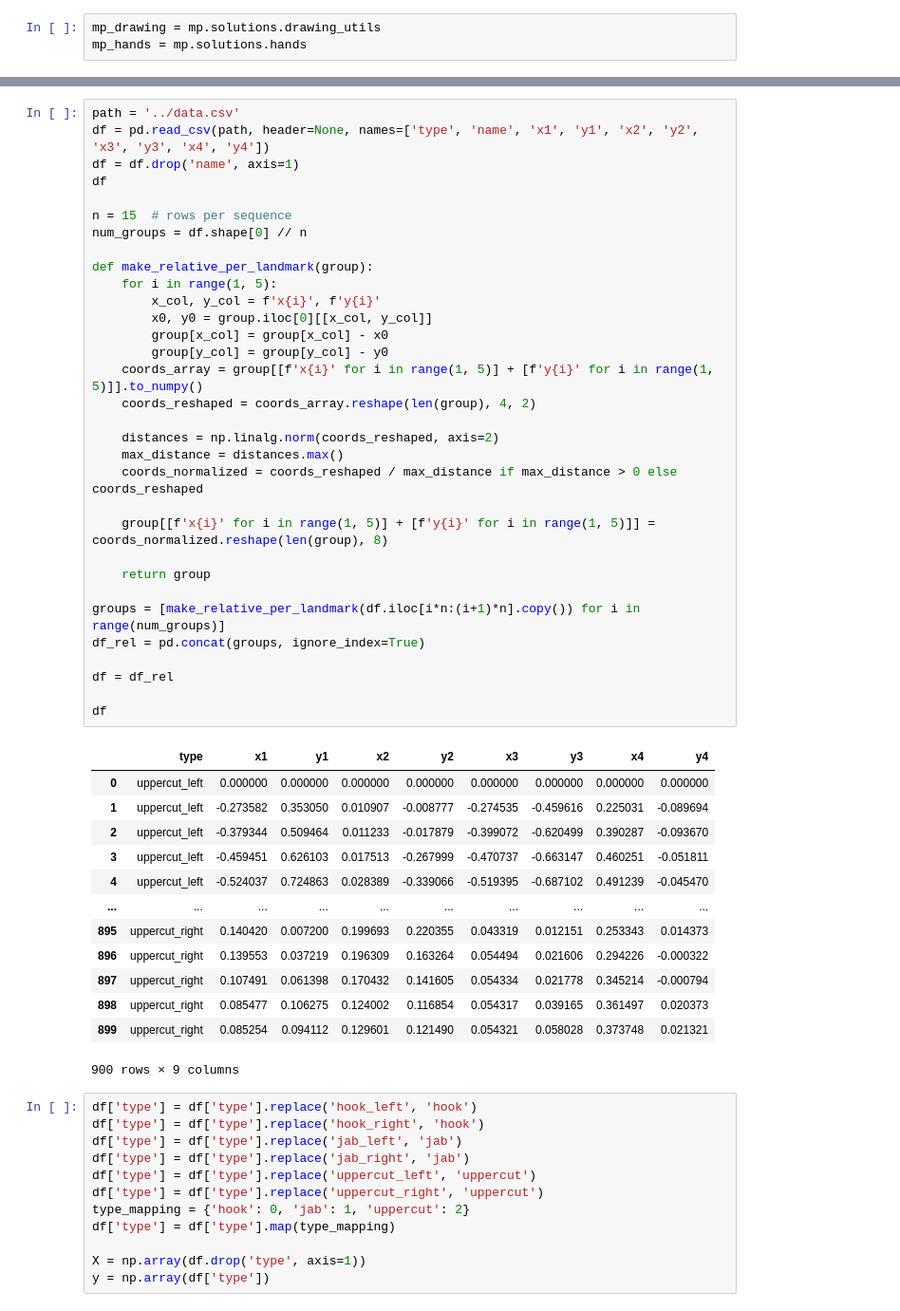
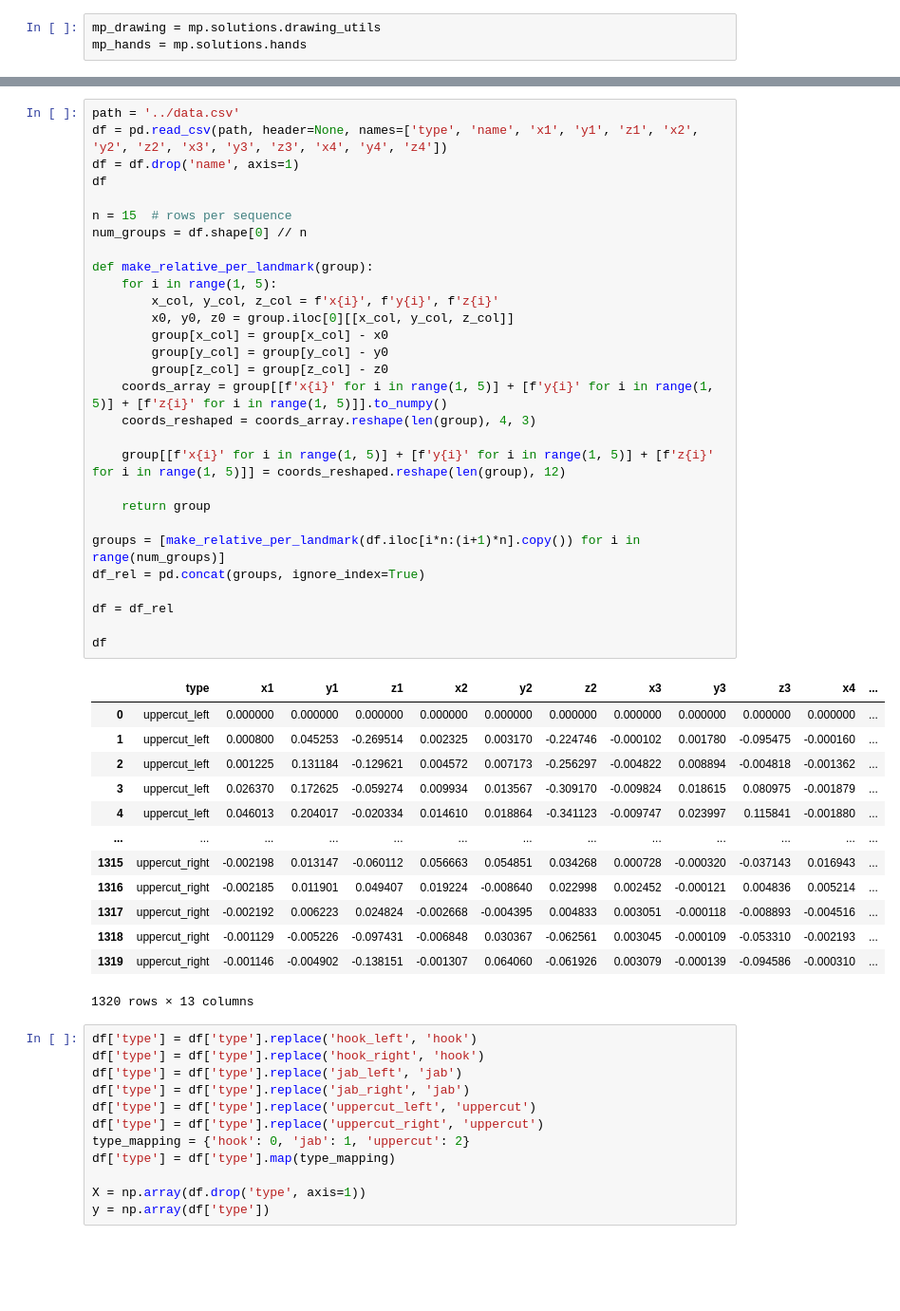
Before and after one commit to nimaip/Perfect-Punch, a Jupyter notebook: models/linear-classifier.ipynb, the cells around one changed output, grey strips where cells are left out. Shown at 95% size. Saved outputs shown, nothing was run; the diff lists cells and outputs as text; blank space fills up the shorter version.

```diff
--- a/models/linear-classifier.ipynb
+++ b/models/linear-classifier.ipynb
@@ -49,50 +52,47 @@ class Model(nn.Module):
         return x
 # %%
 path = '../data.csv'
-df = pd.read_csv(path, header=None, names=['type', 'name', 'x1', 'y1', 'x2', 'y2', 'x3', 'y3', 'x4', 'y4'])
+df = pd.read_csv(path, header=None, names=['type', 'name', 'x1', 'y1', 'z1', 'x2', 'y2', 'z2', 'x3', 'y3', 'z3', 'x4', 'y4', 'z4'])
 df = df.drop('name', axis=1)
 df
 
 n = 15  # rows per sequence
 num_groups = df.shape[0] // n
 
 def make_relative_per_landmark(group):
     for i in range(1, 5):
-        x_col, y_col = f'x{i}', f'y{i}'
-        x0, y0 = group.iloc[0][[x_col, y_col]]
+        x_col, y_col, z_col = f'x{i}', f'y{i}', f'z{i}'
+        x0, y0, z0 = group.iloc[0][[x_col, y_col, z_col]]
         group[x_col] = group[x_col] - x0
         group[y_col] = group[y_col] - y0
-    coords_array = group[[f'x{i}' for i in range(1, 5)] + [f'y{i}' for i in range(1, 5)]].to_numpy()
-    coords_reshaped = coords_array.reshape(len(group), 4, 2)
+        group[z_col] = group[z_col] - z0
+    coords_array = group[[f'x{i}' for i in range(1, 5)] + [f'y{i}' for i in range(1, 5)] + [f'z{i}' for i in range(1, 5)]].to_numpy()
+    coords_reshaped = coords_array.reshape(len(group), 4, 3)
 
-    distances = np.linalg.norm(coords_reshaped, axis=2)
-    max_distance = distances.max()
-    coords_normalized = coords_reshaped / max_distance if max_distance > 0 else coords_reshaped
-
-    group[[f'x{i}' for i in range(1, 5)] + [f'y{i}' for i in range(1, 5)]] = coords_normalized.reshape(len(group), 8)
+    group[[f'x{i}' for i in range(1, 5)] + [f'y{i}' for i in range(1, 5)] + [f'z{i}' for i in range(1, 5)]] = coords_reshaped.reshape(len(group), 12)
 
     return group
 
 groups = [make_relative_per_landmark(df.iloc[i*n:(i+1)*n].copy()) for i in range(num_groups)]
 df_rel = pd.concat(groups, ignore_index=True)
 
 df = df_rel
 
 df
 # %% [output]
-|  | type | x1 | y1 | x2 | y2 | x3 | y3 | x4 | y4 |
-| 0 | uppercut_left | 0.000000 | 0.000000 | 0.000000 | 0.000000 | 0.000000 | 0.000000 | 0.000000 | 0.000000 |
-| 1 | uppercut_left | -0.273582 | 0.353050 | 0.010907 | -0.008777 | -0.274535 | -0.459616 | 0.225031 | -0.089694 |
-| 2 | uppercut_left | -0.379344 | 0.509464 | 0.011233 | -0.017879 | -0.399072 | -0.620499 | 0.390287 | -0.093670 |
-| 3 | uppercut_left | -0.459451 | 0.626103 | 0.017513 | -0.267999 | -0.470737 | -0.663147 | 0.460251 | -0.051811 |
-| 4 | uppercut_left | -0.524037 | 0.724863 | 0.028389 | -0.339066 | -0.519395 | -0.687102 | 0.491239 | -0.045470 |
-| ... | ... | ... | ... | ... | ... | ... | ... | ... | ... |
-| 895 | uppercut_right | 0.140420 | 0.007200 | 0.199693 | 0.220355 | 0.043319 | 0.012151 | 0.253343 | 0.014373 |
-| 896 | uppercut_right | 0.139553 | 0.037219 | 0.196309 | 0.163264 | 0.054494 | 0.021606 | 0.294226 | -0.000322 |
-| 897 | uppercut_right | 0.107491 | 0.061398 | 0.170432 | 0.141605 | 0.054334 | 0.021778 | 0.345214 | -0.000794 |
-| 898 | uppercut_right | 0.085477 | 0.106275 | 0.124002 | 0.116854 | 0.054317 | 0.039165 | 0.361497 | 0.020373 |
-| 899 | uppercut_right | 0.085254 | 0.094112 | 0.129601 | 0.121490 | 0.054321 | 0.058028 | 0.373748 | 0.021321 |
+|  | type | x1 | y1 | z1 | x2 | y2 | z2 | x3 | y3 | z3 | x4 | ... |
+| 0 | uppercut_left | 0.000000 | 0.000000 | 0.000000 | 0.000000 | 0.000000 | 0.000000 | 0.000000 | 0.000000 | 0.000000 | 0.000000 | ... |
+| 1 | uppercut_left | 0.000800 | 0.045253 | -0.269514 | 0.002325 | 0.003170 | -0.224746 | -0.000102 | 0.001780 | -0.095475 | -0.000160 | ... |
+| 2 | uppercut_left | 0.001225 | 0.131184 | -0.129621 | 0.004572 | 0.007173 | -0.256297 | -0.004822 | 0.008894 | -0.004818 | -0.001362 | ... |
+| 3 | uppercut_left | 0.026370 | 0.172625 | -0.059274 | 0.009934 | 0.013567 | -0.309170 | -0.009824 | 0.018615 | 0.080975 | -0.001879 | ... |
+| 4 | uppercut_left | 0.046013 | 0.204017 | -0.020334 | 0.014610 | 0.018864 | -0.341123 | -0.009747 | 0.023997 | 0.115841 | -0.001880 | ... |
+| ... | ... | ... | ... | ... | ... | ... | ... | ... | ... | ... | ... | ... |
+| 1315 | uppercut_right | -0.002198 | 0.013147 | -0.060112 | 0.056663 | 0.054851 | 0.034268 | 0.000728 | -0.000320 | -0.037143 | 0.016943 | ... |
+| 1316 | uppercut_right | -0.002185 | 0.011901 | 0.049407 | 0.019224 | -0.008640 | 0.022998 | 0.002452 | -0.000121 | 0.004836 | 0.005214 | ... |
+| 1317 | uppercut_right | -0.002192 | 0.006223 | 0.024824 | -0.002668 | -0.004395 | 0.004833 | 0.003051 | -0.000118 | -0.008893 | -0.004516 | ... |
+| 1318 | uppercut_right | -0.001129 | -0.005226 | -0.097431 | -0.006848 | 0.030367 | -0.062561 | 0.003045 | -0.000109 | -0.053310 | -0.002193 | ... |
+| 1319 | uppercut_right | -0.001146 | -0.004902 | -0.138151 | -0.001307 | 0.064060 | -0.061926 | 0.003079 | -0.000139 | -0.094586 | -0.000310 | ... |
-900 rows × 9 columns
+1320 rows × 13 columns
 # %%
 df['type'] = df['type'].replace('hook_left', 'hook')
 df['type'] = df['type'].replace('hook_right', 'hook')
```
Also changed, not shown: parts of 10 cells of this notebook, 1 other file.
